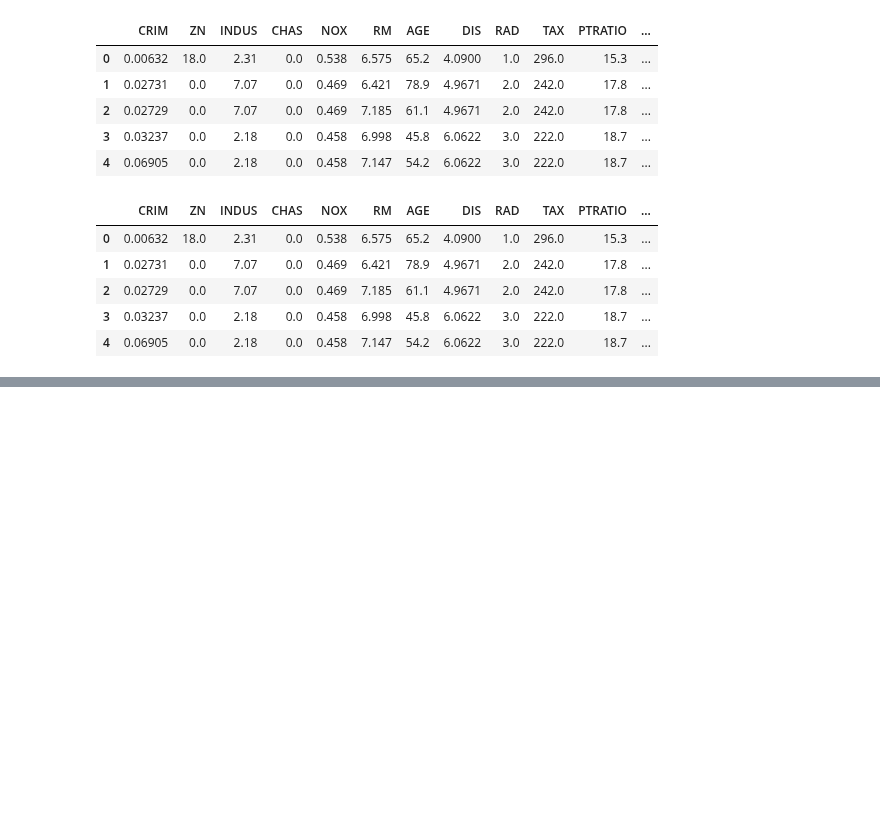
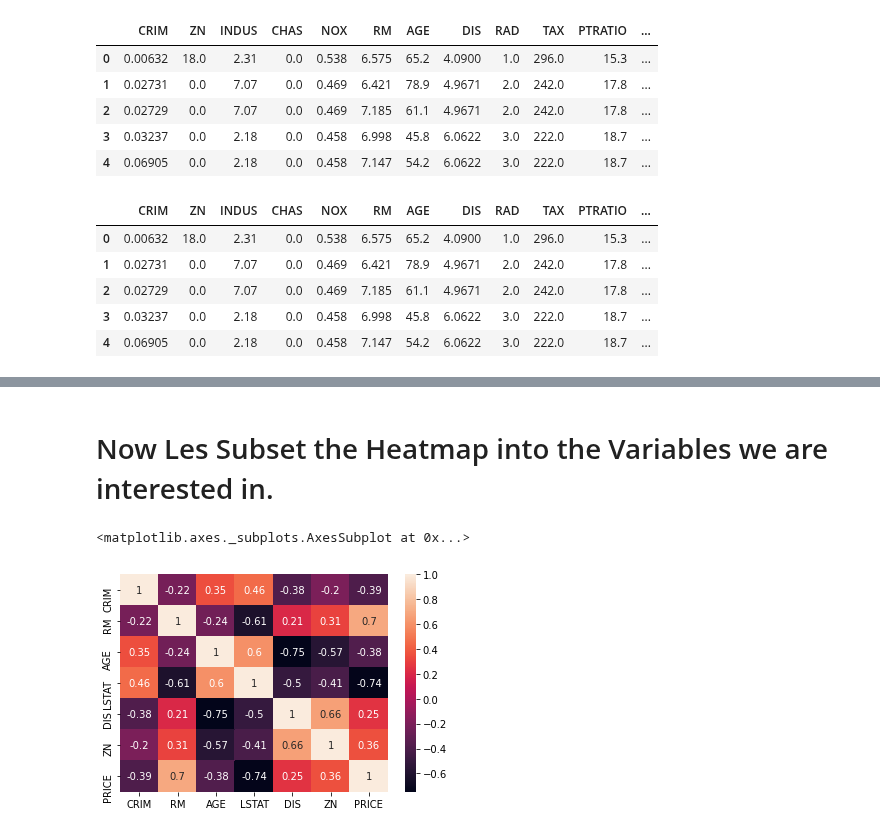
Before and after one commit to RancyChepchirchir/Assignments, a Jupyter notebook: 16.LinearRegression.ipynb, the cells around one changed output, grey strips where cells are left out. Saved outputs shown, nothing was run; the diff lists cells and outputs as text; code cells hidden in the pictures; blank space fills up the shorter version.

```diff
--- a/16.LinearRegression.ipynb
+++ b/16.LinearRegression.ipynb
@@ -121,0 +239,7 @@ bos.head()
+# %% [markdown]
+# Now Les Subset the Heatmap into the Variables we are interested in.
+# %%
+sns.heatmap(bos[['CRIM','RM','AGE','LSTAT','DIS','ZN','PRICE']].corr() , annot = True , CMAP = 'viridis')
+# %% [output]
+<matplotlib.axes._subplots.AxesSubplot at 0x...>
+[figure, added]
```
Also changed, not shown: parts of 48 cells of this notebook, 2 other files.
